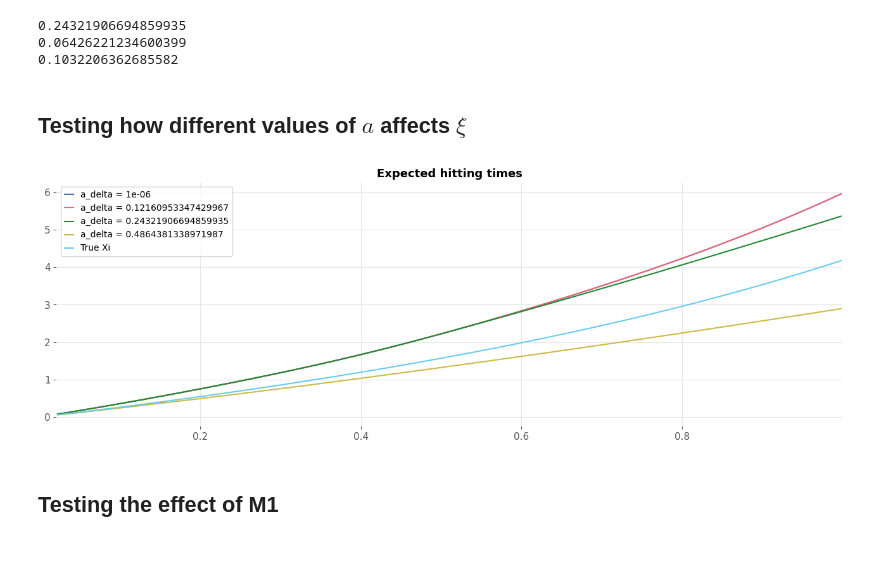
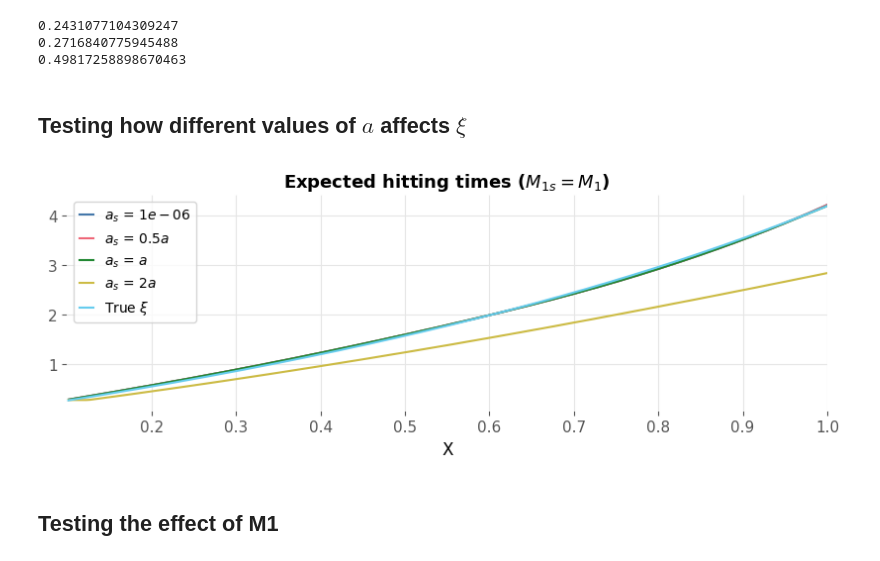
Before and after one commit to RasmusBrostroem/Data-driven-algorithms-for-Impulse-control-problem-Thesis, a Jupyter notebook: Testing_aAndM1.ipynb, the cells around one changed output. Cells and saved outputs as stored; diff of their text form; code cells hidden in the pictures.

```diff
--- a/Testing_aAndM1.ipynb
+++ b/Testing_aAndM1.ipynb
@@ -7,7 +7,7 @@ from strategies import get_y1_and_zeta, DataDrivenImpulseControl, generate_rewar
 plt.style.use(r"C:\Users\razz_\AppData\Local\Programs\Python\Python310\Lib\site-packages\matplotlib\mpl-data\stylelib\theme_bw.mplstyle")
 # %%
 b = generate_linear_drift(1/2)
-g = generate_reward_func(5, 0.9)
+g = generate_reward_func(1, 0.9)
 y1, zeta = get_y1_and_zeta(g)
 
 diffprocess = DiffusionProcess(b, sigma)
@@ -19,9 +19,9 @@ print(true_a)
 print(true_M1)
 print(optStrat.y_star)
 # %% [output]
-0.24321906694859935
-0.06426221234600399
-0.1032206362685582
+0.2431077104309247
+0.2716840775945488
+0.49817258898670463
 # %% [markdown]
 ## Testing how different values of $a$ affects $\xi$
 # %%
@@ -43,27 +43,29 @@ for a_val in a_deltas:
     xiData.append(xis)
 # %%
 colors = ["#4477AA", "#EE6677", "#228833", "#CCBB44", "#AA3377"]
+aText = ["$1e-06$", "$0.5a$", "$a$", "$2a$"]
 
-fig, ax = plt.subplots(1,1,figsize=(16, 5))
+fig, ax = plt.subplots(1,1,figsize=(8.3, 3.2))
 for i, a_delta in enumerate(a_deltas):
-    ax.plot(x_range_xi, xiData[i], color=colors[i], label=f"a_delta = {a_deltas[i]}")
-ax.plot(x_range_xi, trueXi, color="#66CCEE", label="True Xi")
-ax.set_title("Expected hitting times", fontsize=13, fontweight="bold")
-#ax[1].set_xlabel("X", fontsize=12)
+    ax.plot(x_range_xi, xiData[i], color=colors[i], label=f"$a_s$ = {aText[i]}")
+ax.plot(x_range_xi, trueXi, color="#66CCEE", label=r"True $\xi$")
+ax.set_title("Expected hitting times ($M_{1s} = M_1$)", fontsize=13, fontweight="bold")
+ax.set_xlabel("X")
 ax.ticklabel_format(style="plain")
 ax.tick_params(axis='both', which='major', labelsize=11)
 ax.tick_params(axis='both', which='minor', labelsize=11)
 #ax.axhline(y=true_M1, xmin=0, xmax=zeta, color="black", linestyle='--')
 ax.set_xlim([y1, zeta])
 ax.legend(loc="upper left", handlelength=1, handleheight=0.5)
-ax.set_title("Expected hitting times", fontsize=13, fontweight="bold")
 #ax[1].set_xlabel("X", fontsize=12)
 ax.ticklabel_format(style="plain")
 ax.tick_params(axis='both', which='major', labelsize=11)
 ax.tick_params(axis='both', which='minor', labelsize=11)
+plt.tight_layout()
+#plt.savefig(r'C:\Users\razz_\OneDrive - Aarhus Universitet\UNI\DataVidenskab\10. Semester\Images\aAndM1\ExpectedHittingTimesEstimated.pdf')
 plt.show()
 # %% [output]
-[figure, old version]
+[figure, new version]
 # %% [markdown]
 ## Testing the effect of M1
 # %%
```
